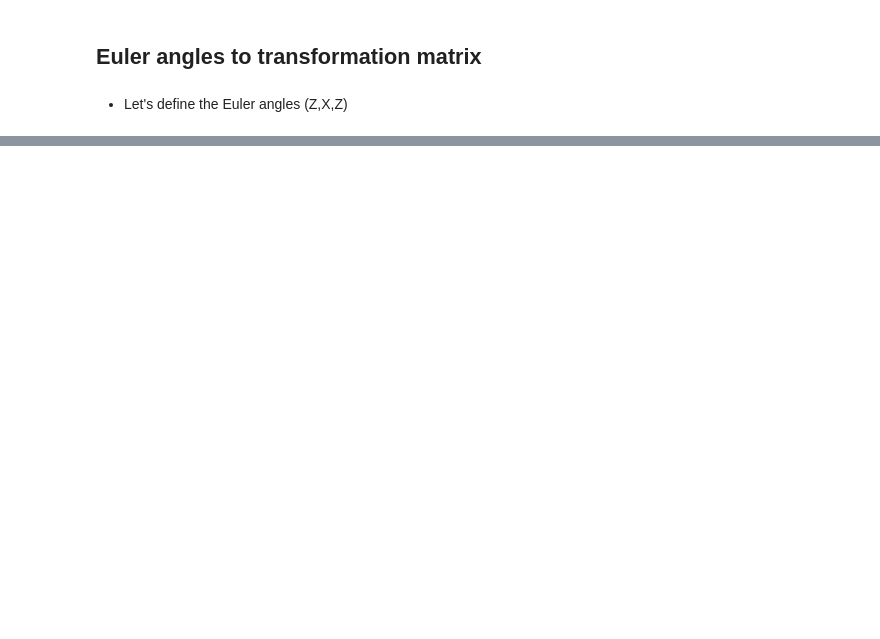
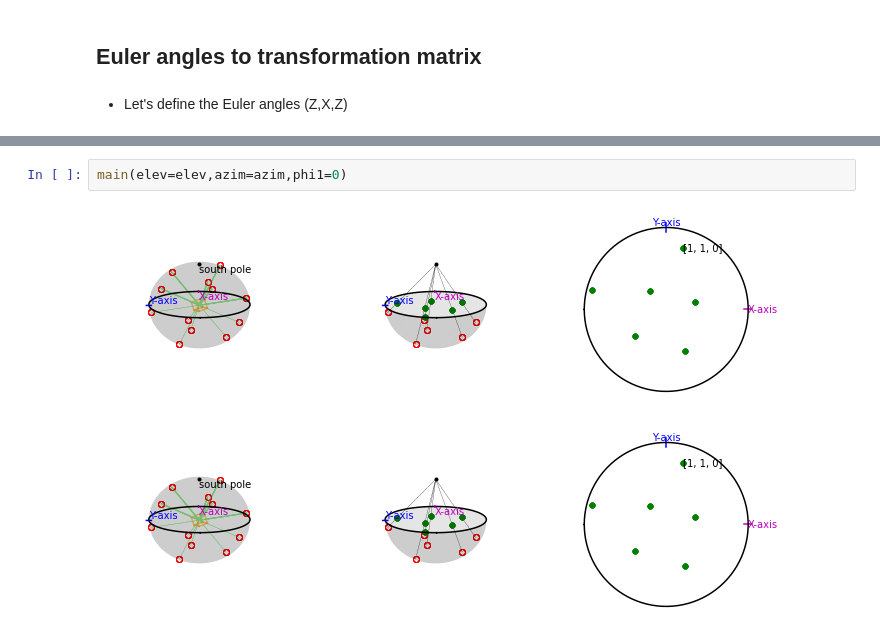
Before and after one commit to youngung/lectures, a Jupyter notebook: ipynb/commons/pole-figures_matplotlib.ipynb, the cells around one changed output, grey strips where cells are left out. Cells and saved outputs as stored; diff of their text form; blank space fills up the shorter version.

```diff
--- a/ipynb/commons/pole-figures_matplotlib.ipynb
+++ b/ipynb/commons/pole-figures_matplotlib.ipynb
@@ -220,0 +278,5 @@ fig.savefig('pf_stereoprojection.png',dpi=500,transparent=True)
+# %%
+main(elev=elev,azim=azim,phi1=0)
+# %% [output]
+[figure, added]
+[figure, added]
```
Also changed, not shown: parts of 22 cells of this notebook.
